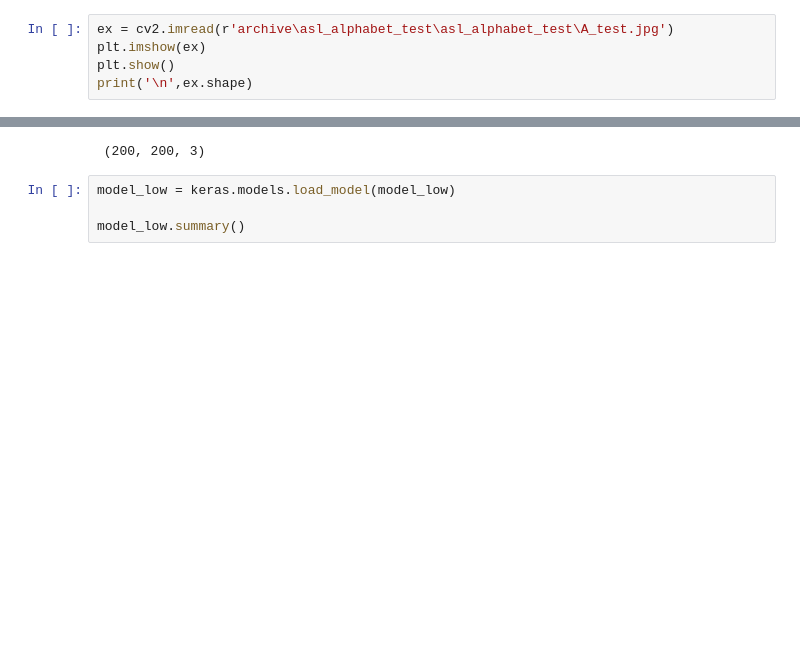
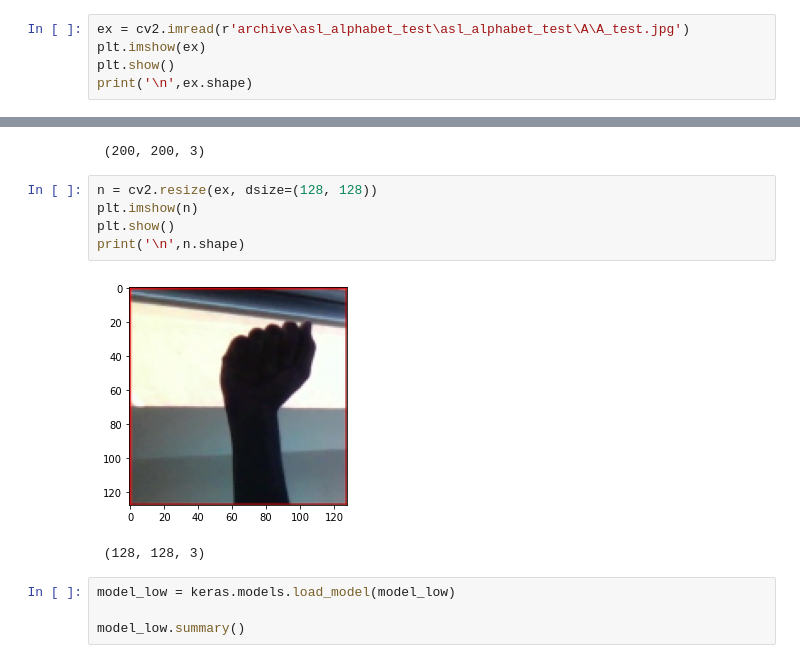
Before and after one commit to aalemi97/ENEL645, a Jupyter notebook: Final_Project/Grad-CAM final.ipynb, the cells around one changed output, grey strips where cells are left out. Saved outputs shown, nothing was run; the diff lists cells and outputs as text; blank space fills up the shorter version.

```diff
--- a/Final_Project/Grad-CAM final.ipynb
+++ b/Final_Project/Grad-CAM final.ipynb
@@ -33,11 +85,19 @@ model_low = "Sequential-LowWeight.h5"
 # %%
-ex = cv2.imread(r'archive\asl_alphabet_test\asl_alphabet_test\A_test.jpg')
+ex = cv2.imread(r'archive\asl_alphabet_test\asl_alphabet_test\A\A_test.jpg')
 plt.imshow(ex)
 plt.show()
 print('\n',ex.shape)
 # %% [output]
 [figure]
  (200, 200, 3)
+# %%
+n = cv2.resize(ex, dsize=(128, 128))
+plt.imshow(n)
+plt.show()
+print('\n',n.shape)
+# %% [output]
+[figure, added]
+ (128, 128, 3)
 # %%
 model_low = keras.models.load_model(model_low)
 
```
Also changed, not shown: parts of 21 cells of this notebook.
